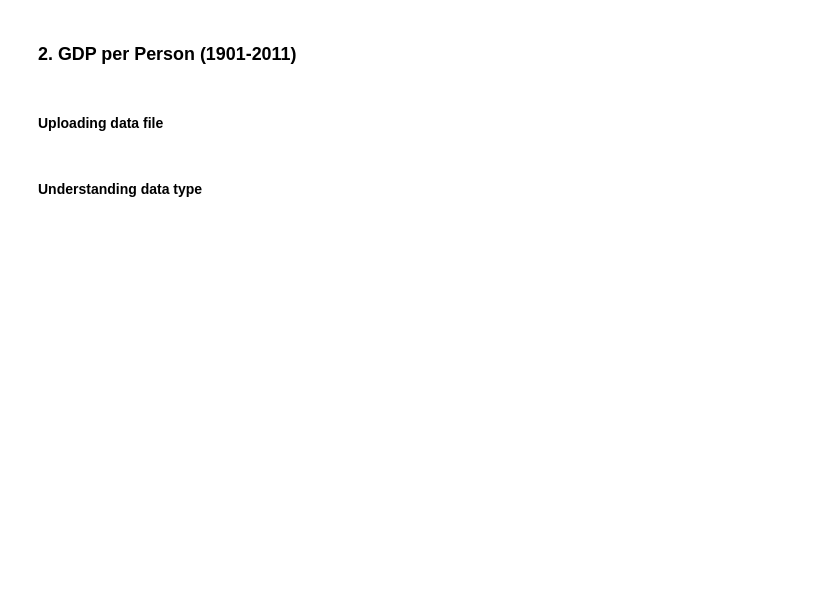
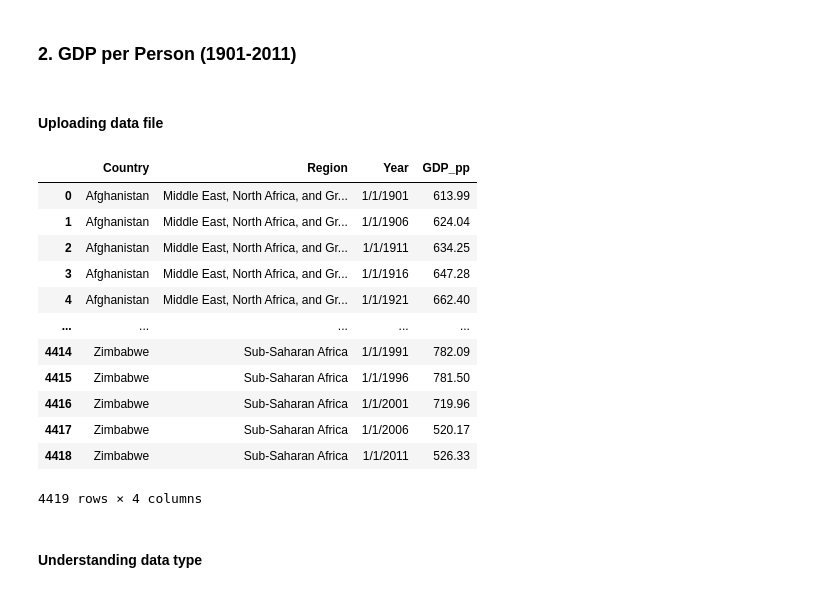
Before and after one commit to marco-rocha97/obesity-gdp, a Jupyter notebook: obesity-gdp.ipynb, the cells around one changed output. Drawn from its saved outputs; the diff is of its cells as text; code cells hidden in the pictures; blank space fills up the shorter version.

```diff
--- a/obesity-gdp.ipynb
+++ b/obesity-gdp.ipynb
@@ -82,8 +209,22 @@ df.groupby('Year')['Obesity'].mean().plot()
 # %% [markdown]
 #### Uploading data file
 # %%
-df_gdp = pd.read_csv("GDP.csv", thousands=",", decimal=".")
+df_gdp = pd.read_csv("datasets/GDP.csv", thousands=",", decimal=".")
 df_gdp
+# %% [output]
+|  | Country | Region | Year | GDP_pp |
+| 0 | Afghanistan | Middle East, North Africa, and Gr... | 1/1/1901 | 613.99 |
+| 1 | Afghanistan | Middle East, North Africa, and Gr... | 1/1/1906 | 624.04 |
+| 2 | Afghanistan | Middle East, North Africa, and Gr... | 1/1/1911 | 634.25 |
+| 3 | Afghanistan | Middle East, North Africa, and Gr... | 1/1/1916 | 647.28 |
+| 4 | Afghanistan | Middle East, North Africa, and Gr... | 1/1/1921 | 662.40 |
+| ... | ... | ... | ... | ... |
+| 4414 | Zimbabwe | Sub-Saharan Africa | 1/1/1991 | 782.09 |
+| 4415 | Zimbabwe | Sub-Saharan Africa | 1/1/1996 | 781.50 |
+| 4416 | Zimbabwe | Sub-Saharan Africa | 1/1/2001 | 719.96 |
+| 4417 | Zimbabwe | Sub-Saharan Africa | 1/1/2006 | 520.17 |
+| 4418 | Zimbabwe | Sub-Saharan Africa | 1/1/2011 | 526.33 |
+4419 rows × 4 columns
 # %% [markdown]
 #### Understanding data type
 # %%
```
Also changed, not shown: parts of 37 cells of this notebook, 2 other files.
